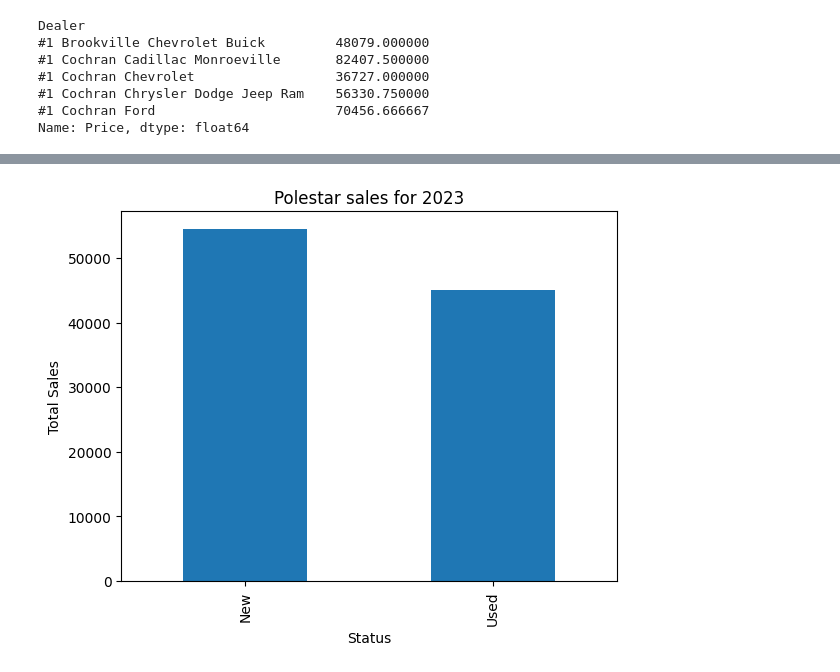
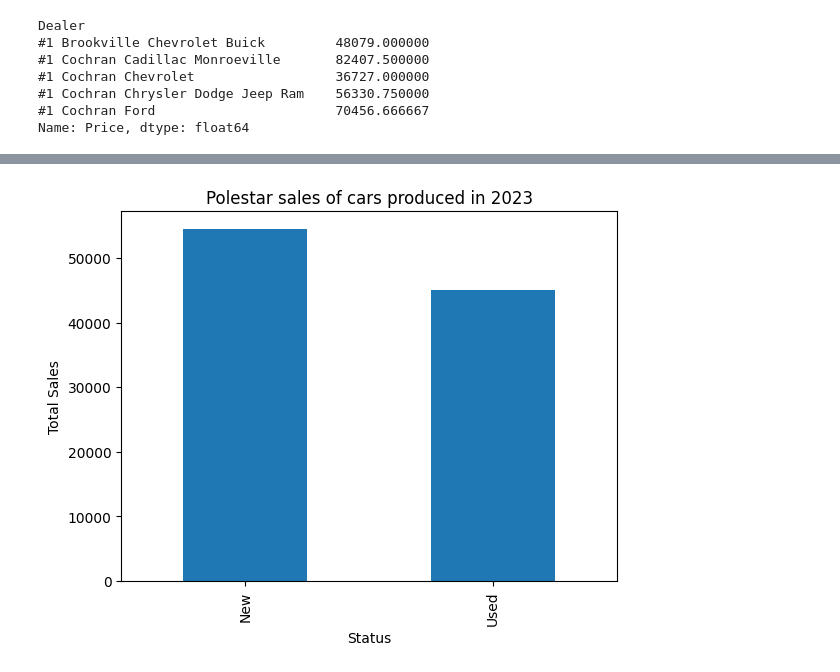
Before and after one commit to lizogov/Naya_College_Python_project_Car_Sales, a Jupyter notebook: Project.ipynb, the cells around one changed output, grey strips where cells are left out. Drawn from its saved outputs; the diff is of its cells as text; code cells hidden in the pictures.

```diff
--- a/Project.ipynb
+++ b/Project.ipynb
@@ -252,22 +292,22 @@ fig.show()
 # %%
 df_2023 = df[df['Year'] == 2023]
 
 # Get unique brands
 brands = df_2023['Brand'].unique()
 
 # For each brand, group by 'Status' and calculate sum of 'Price'
 for brand in brands:
     df_brand = df_2023[df_2023['Brand'] == brand]
     sales_by_status = df_brand.groupby('Status')['Price'].sum()
 
     # Create bar plot
-    sales_by_status.plot(kind='bar', title=f'{brand} sales for 2023')
+    sales_by_status.plot(kind='bar', title=f'{brand} sales of cars produced in 2023')
     plt.gcf().axes[0].yaxis.get_major_formatter().set_scientific(False)
     plt.xlabel('Status')
     plt.ylabel('Total Sales')
     plt.show()
 
     time.sleep(1)  # Wait for 1 second
     clear_output(wait=True)  # Clear output
 # %% [output]
-[figure, old version]
+[figure, new version]
```
Also changed, not shown: parts of 11 cells of this notebook, 2 other files.
